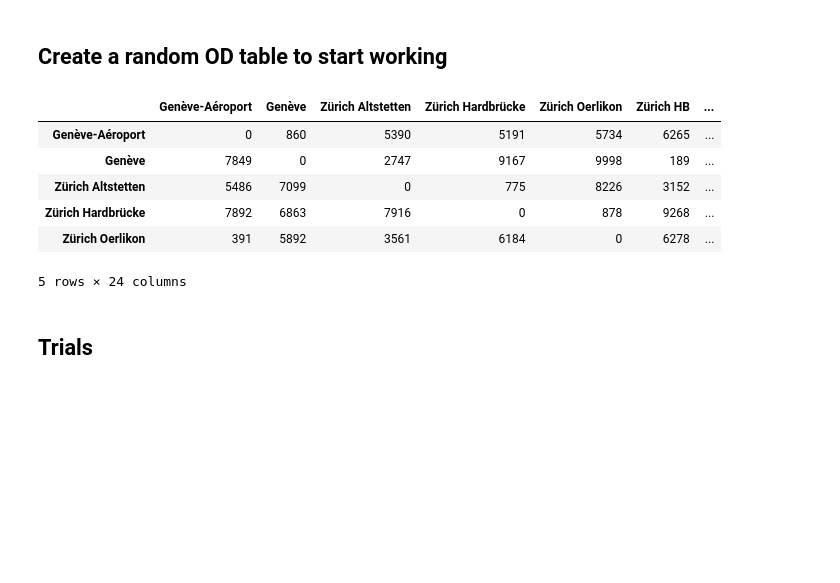
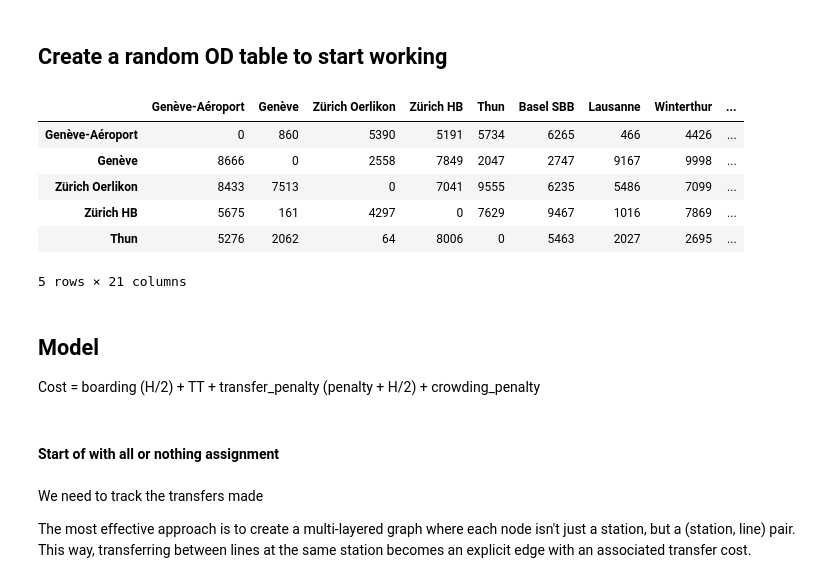
Before and after one commit to liuzzi29/Project_TN, a Jupyter notebook: Model.ipynb, the cells around one changed output. Saved outputs shown, nothing was run; the diff lists cells and outputs as text; code cells hidden in the pictures; blank space fills up the shorter version.

```diff
--- a/Model.ipynb
+++ b/Model.ipynb
@@ -59,30 +114,33 @@ df_ville_lignes.head()
 # %% [markdown]
 ## Create a random OD table to start working
 # %%
-
-cities = ['Genève-Aéroport', 'Genève', 'Zürich Altstetten',
-          'Zürich Hardbrücke', 'Zürich Oerlikon', 'Zürich HB', 'Zürich Enge',
+cities = ['Genève-Aéroport', 'Genève', 'Zürich Oerlikon', 'Zürich HB',
           'Thun', 'Basel SBB', 'Lausanne', 'Winterthur', 'St. Gallen',
           'Luzern', 'Lugano', 'Baden', 'Fribourg/Freiburg', 'Biel/Bienne',
           'Neuchâtel', 'Bellinzona', 'Zug', 'Bern', 'Olten', 'Chur', 'Aarau']
 
 n = len(cities)
 
 np.random.seed(42)  # for reproducibility
 od_matrix = np.random.randint(0, 10000, size=(n, n))
 
 np.fill_diagonal(od_matrix, 0)
 
 df_od = pd.DataFrame(od_matrix, index=cities, columns=cities)
 
 df_od.head()
 # %% [output]
-|  | Genève-Aéroport | Genève | Zürich Altstetten | Zürich Hardbrücke | Zürich Oerlikon | Zürich HB | ... |
-| Genève-Aéroport | 0 | 860 | 5390 | 5191 | 5734 | 6265 | ... |
-| Genève | 7849 | 0 | 2747 | 9167 | 9998 | 189 | ... |
-| Zürich Altstetten | 5486 | 7099 | 0 | 775 | 8226 | 3152 | ... |
-| Zürich Hardbrücke | 7892 | 6863 | 7916 | 0 | 878 | 9268 | ... |
-| Zürich Oerlikon | 391 | 5892 | 3561 | 6184 | 0 | 6278 | ... |
+|  | Genève-Aéroport | Genève | Zürich Oerlikon | Zürich HB | Thun | Basel SBB | Lausanne | Winterthur | ... |
+| Genève-Aéroport | 0 | 860 | 5390 | 5191 | 5734 | 6265 | 466 | 4426 | ... |
+| Genève | 8666 | 0 | 2558 | 7849 | 2047 | 2747 | 9167 | 9998 | ... |
+| Zürich Oerlikon | 8433 | 7513 | 0 | 7041 | 9555 | 6235 | 5486 | 7099 | ... |
+| Zürich HB | 5675 | 161 | 4297 | 0 | 7629 | 9467 | 1016 | 7869 | ... |
+| Thun | 5276 | 2062 | 64 | 8006 | 0 | 5463 | 2027 | 2695 | ... |
-5 rows × 24 columns
+5 rows × 21 columns
-# %% [markdown]
-## Trials
+# %% [markdown]
+## Model
+
+
+Cost = boarding (H/2) + TT + transfer_penalty (penalty + H/2) + crowding_penalty
+# %% [markdown]
+#### Start of with all or nothing assignment
@@ -88,0 +157,4 @@ df_od.head()
+# %% [markdown]
+We need to track the transfers made
+
+The most effective approach is to create a multi-layered graph where each node isn't just a station, but a (station, line) pair. This way, transferring between lines at the same station becomes an explicit edge with an associated transfer cost.
```
Also changed, not shown: parts of 23 cells of this notebook.
